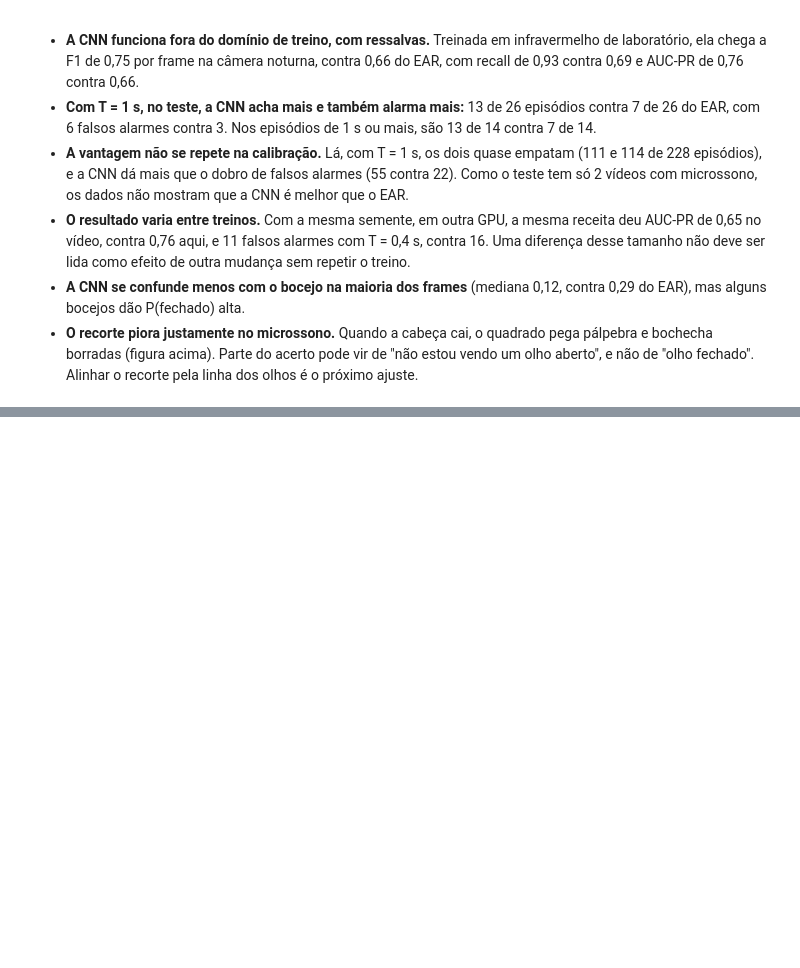
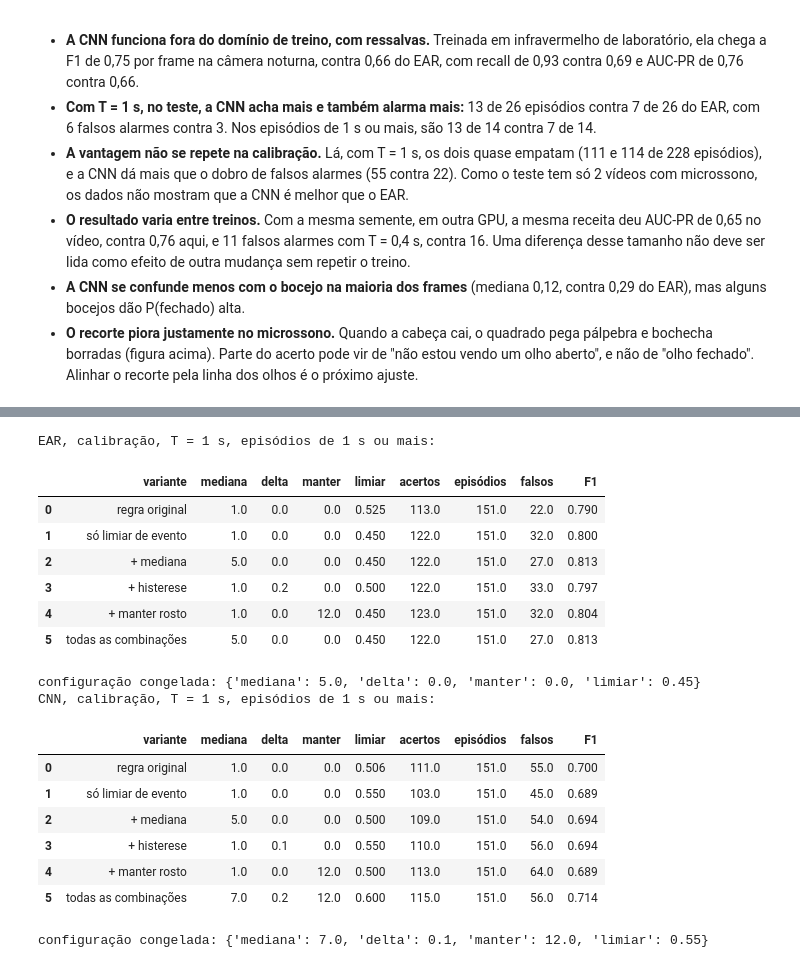
Before and after one commit to rcapozzielli/entrega_final_InsperAI_Wakely, a Jupyter notebook: wakely.ipynb, the cells around one changed output, grey strips where cells are left out. Saved outputs shown, nothing was run; the diff lists cells and outputs as text; code cells hidden in the pictures; blank space fills up the shorter version.

```diff
--- a/wakely.ipynb
+++ b/wakely.ipynb
@@ -864,0 +896,80 @@ teste.groupby("estado")[["fech_ear", "fech_cnn"]].agg(["mean", "median"]).round(
+# %%
+GRADE_LIMIAR = np.round(np.arange(0.20, 0.91, 0.05), 2)
+GRADE_AJUSTES = [dict(mediana=m, delta=d, manter=k)
+                 for m in (1, 5, 7) for d in (0.0, 0.1, 0.2) for k in (0, int(0.5 * FPS))]
+SINAIS = {"EAR": ("fech_ear", LIMIAR_EAR), "CNN": ("fech_cnn", LIMIAR_CNN)}
+ORIGINAL = dict(mediana=1, delta=0.0, manter=0)
+
+
+def f1_evento(acertos, n_ep, falsos):
+    recall = acertos / max(n_ep, 1)
+    precisao = acertos / max(acertos + falsos, 1)
+    return 2 * recall * precisao / max(recall + precisao, 1e-9)
+
+
+def varrer_ajustes(col):
+    # só calibração, com T fixo; o alvo são os episódios de 1 s ou mais
+    linhas = []
+    for aj in GRADE_AJUSTES:
+        for lim in GRADE_LIMIAR:
+            r = avaliar_eventos(videos_calib, col, lim, T_ALERTA, dur_min=T_ALERTA, ajustes=aj)
+            linhas.append({**aj, "limiar": lim, "acertos": r["acertos"], "episódios": r["episódios"],
+                           "falsos": r["falsos alarmes"],
+                           "F1": f1_evento(r["acertos"], r["episódios"], r["falsos alarmes"])})
+    return pd.DataFrame(linhas)
+
+
+def escolher_config(grade, folga=0.005):
+    # entre configurações quase empatadas, fica a mais simples, para não sobreajustar
+    perto = grade[grade.F1 >= grade.F1.max() - folga]
+    return perto.sort_values(["mediana", "delta", "manter", "F1"], ascending=[True, True, True, False]).iloc[0]
+
+
+def efeito_dos_ajustes(col, lim_original, grade):
+    r = avaliar_eventos(videos_calib, col, lim_original, T_ALERTA, dur_min=T_ALERTA)
+    linhas = [{"variante": "regra original", **ORIGINAL, "limiar": lim_original, "acertos": r["acertos"],
+               "episódios": r["episódios"], "falsos": r["falsos alarmes"],
+               "F1": f1_evento(r["acertos"], r["episódios"], r["falsos alarmes"])}]
+    so = {"só limiar de evento": (grade.mediana == 1) & (grade.delta == 0) & (grade.manter == 0),
+          "+ mediana": (grade.mediana > 1) & (grade.delta == 0) & (grade.manter == 0),
+          "+ histerese": (grade.mediana == 1) & (grade.delta > 0) & (grade.manter == 0),
+          "+ manter rosto": (grade.mediana == 1) & (grade.delta == 0) & (grade.manter > 0),
+          "todas as combinações": grade.F1 > -1}
+    for nome, m in so.items():
+        melhor = grade[m].sort_values("F1", ascending=False).iloc[0]
+        linhas.append({"variante": nome, **melhor.to_dict()})
+    return pd.DataFrame(linhas)
+
+
+# os padrões precisam reproduzir a regra original
+for nome, (col, lim) in SINAIS.items():
+    a = avaliar_eventos(videos_teste, col, lim, T_ALERTA)
+    b = avaliar_eventos(videos_teste, col, lim, T_ALERTA, ajustes=ORIGINAL)
+    assert (a["acertos"], a["falsos alarmes"]) == (b["acertos"], b["falsos alarmes"]), nome
+
+CONFIG = {}
+for nome, (col, lim) in SINAIS.items():
+    grade = varrer_ajustes(col)
+    CONFIG[nome] = escolher_config(grade)
+    print(f"{nome}, calibração, T = 1 s, episódios de 1 s ou mais:")
+    display(efeito_dos_ajustes(col, lim, grade).round(3))
+    print("configuração congelada:", CONFIG[nome][["mediana", "delta", "manter", "limiar"]].to_dict())
+# %% [output]
+EAR, calibração, T = 1 s, episódios de 1 s ou mais:
+|  | variante | mediana | delta | manter | limiar | acertos | episódios | falsos | F1 |
+| 0 | regra original | 1.0 | 0.0 | 0.0 | 0.525 | 113.0 | 151.0 | 22.0 | 0.790 |
+| 1 | só limiar de evento | 1.0 | 0.0 | 0.0 | 0.450 | 122.0 | 151.0 | 32.0 | 0.800 |
+| 2 | + mediana | 5.0 | 0.0 | 0.0 | 0.450 | 122.0 | 151.0 | 27.0 | 0.813 |
+| 3 | + histerese | 1.0 | 0.2 | 0.0 | 0.500 | 122.0 | 151.0 | 33.0 | 0.797 |
+| 4 | + manter rosto | 1.0 | 0.0 | 12.0 | 0.450 | 123.0 | 151.0 | 32.0 | 0.804 |
+| 5 | todas as combinações | 5.0 | 0.0 | 0.0 | 0.450 | 122.0 | 151.0 | 27.0 | 0.813 |
+configuração congelada: {'mediana': 5.0, 'delta': 0.0, 'manter': 0.0, 'limiar': 0.45}
+CNN, calibração, T = 1 s, episódios de 1 s ou mais:
+|  | variante | mediana | delta | manter | limiar | acertos | episódios | falsos | F1 |
+| 0 | regra original | 1.0 | 0.0 | 0.0 | 0.506 | 111.0 | 151.0 | 55.0 | 0.700 |
+| 1 | só limiar de evento | 1.0 | 0.0 | 0.0 | 0.550 | 103.0 | 151.0 | 45.0 | 0.689 |
+| 2 | + mediana | 5.0 | 0.0 | 0.0 | 0.500 | 109.0 | 151.0 | 54.0 | 0.694 |
+| 3 | + histerese | 1.0 | 0.1 | 0.0 | 0.550 | 110.0 | 151.0 | 56.0 | 0.694 |
+| 4 | + manter rosto | 1.0 | 0.0 | 12.0 | 0.500 | 113.0 | 151.0 | 64.0 | 0.689 |
+| 5 | todas as combinações | 7.0 | 0.2 | 12.0 | 0.600 | 115.0 | 151.0 | 56.0 | 0.714 |
+configuração congelada: {'mediana': 7.0, 'delta': 0.1, 'manter': 12.0, 'limiar': 0.55}
```
Also changed, not shown: parts of 8 cells of this notebook, 1 other file.
